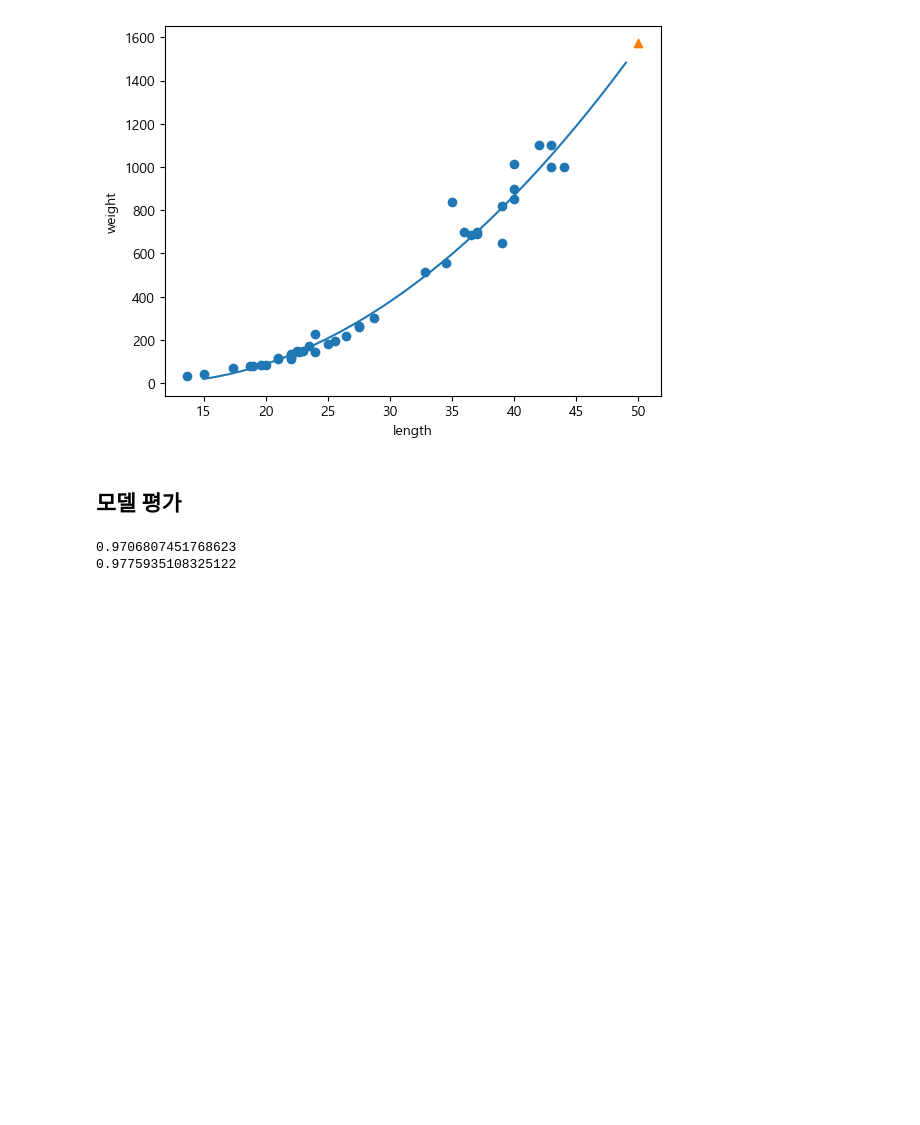
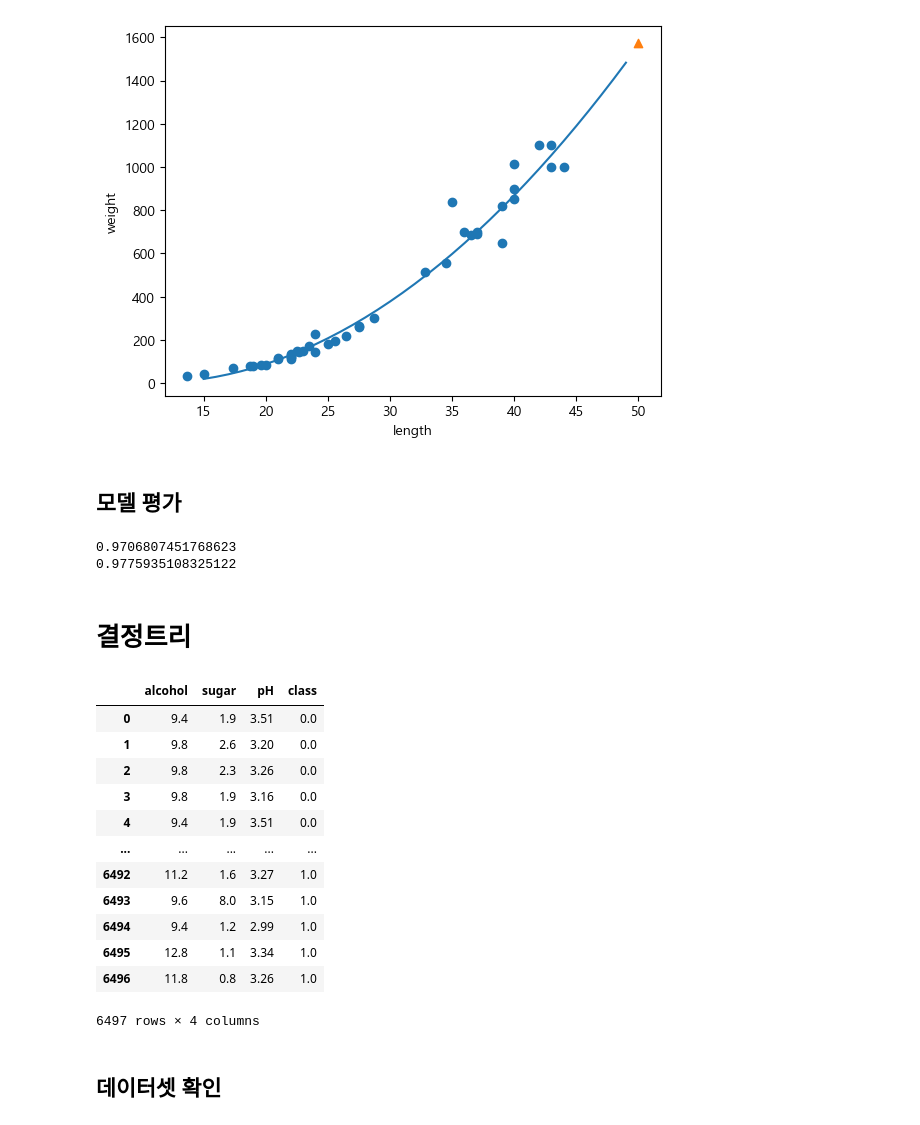
Before and after one commit to dsleslie/Archiving, a Jupyter notebook: IMDGB/step08_ML/ml_241122_따라잡기.ipynb, the cells around one changed output. Drawn from its saved outputs; the diff is of its cells as text; code cells hidden in the pictures; blank space fills up the shorter version.

```diff
--- a/IMDGB/step08_ML/ml_241122_따라잡기.ipynb
+++ b/IMDGB/step08_ML/ml_241122_따라잡기.ipynb
@@ -235,3 +235,25 @@ print(lr.score(test_poly, test_target))
 # %% [output]
 0.9706807451768623
 0.9775935108325122
+# %% [markdown]
+# 결정트리
+# %%
+DATA_PATH = 'c:/Archiving/IMDGB/step08_ML/dataset/'
+wine = pd.read_csv(DATA_PATH + "wine.csv")
+wine
+# %% [output]
+|  | alcohol | sugar | pH | class |
+| 0 | 9.4 | 1.9 | 3.51 | 0.0 |
+| 1 | 9.8 | 2.6 | 3.20 | 0.0 |
+| 2 | 9.8 | 2.3 | 3.26 | 0.0 |
+| 3 | 9.8 | 1.9 | 3.16 | 0.0 |
+| 4 | 9.4 | 1.9 | 3.51 | 0.0 |
+| ... | ... | ... | ... | ... |
+| 6492 | 11.2 | 1.6 | 3.27 | 1.0 |
+| 6493 | 9.6 | 8.0 | 3.15 | 1.0 |
+| 6494 | 9.4 | 1.2 | 2.99 | 1.0 |
+| 6495 | 12.8 | 1.1 | 3.34 | 1.0 |
+| 6496 | 11.8 | 0.8 | 3.26 | 1.0 |
+6497 rows × 4 columns
+# %% [markdown]
+## 데이터셋 확인
```
Also changed, not shown: parts of 30 cells of this notebook, 3 other files.
